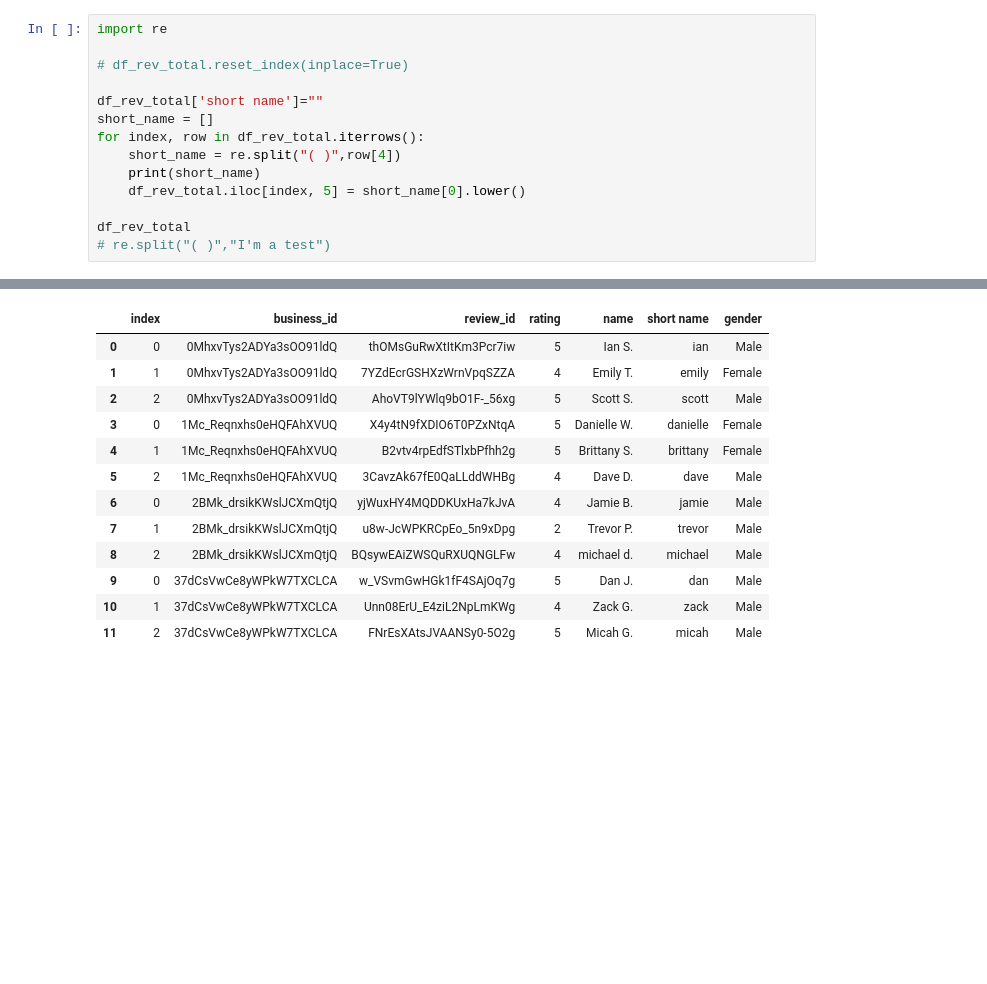
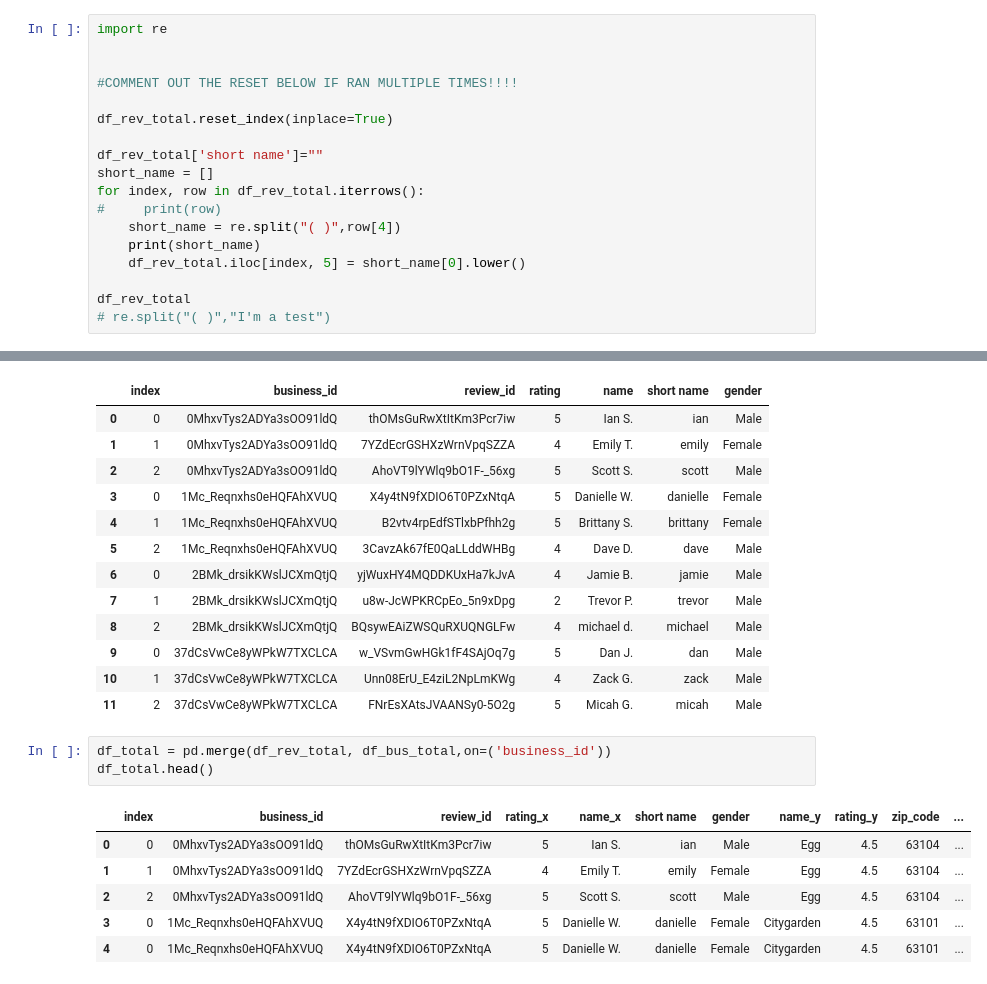
Before and after one commit to DutchDS/Project-1, a Jupyter notebook: Question_2_and_3.ipynb, the cells around one changed output, grey strips where cells are left out. Drawn from its saved outputs; the diff is of its cells as text; blank space fills up the shorter version.

```diff
--- a/Question_2_and_3.ipynb
+++ b/Question_2_and_3.ipynb
@@ -286,11 +258,15 @@ df_rev_total
 # %%
 import re
 
-# df_rev_total.reset_index(inplace=True)
+
+#COMMENT OUT THE RESET BELOW IF RAN MULTIPLE TIMES!!!!
+
+df_rev_total.reset_index(inplace=True)
 
 df_rev_total['short name']=""
 short_name = []
 for index, row in df_rev_total.iterrows():
+#     print(row)
     short_name = re.split("( )",row[4])
     print(short_name)
     df_rev_total.iloc[index, 5] = short_name[0].lower()
@@ -370,3 +333,13 @@ df_rev_total
 | 9 | 0 | 37dCsVwCe8yWPkW7TXCLCA | w_VSvmGwHGk1fF4SAjOq7g | 5 | Dan J. | dan | Male |
 | 10 | 1 | 37dCsVwCe8yWPkW7TXCLCA | Unn08ErU_E4ziL2NpLmKWg | 4 | Zack G. | zack | Male |
 | 11 | 2 | 37dCsVwCe8yWPkW7TXCLCA | FNrEsXAtsJVAANSy0-5O2g | 5 | Micah G. | micah | Male |
+# %%
+df_total = pd.merge(df_rev_total, df_bus_total,on=('business_id'))
+df_total.head()
+# %% [output]
+|  | index | business_id | review_id | rating_x | name_x | short name | gender | name_y | rating_y | zip_code | ... |
+| 0 | 0 | 0MhxvTys2ADYa3sOO91ldQ | thOMsGuRwXtItKm3Pcr7iw | 5 | Ian S. | ian | Male | Egg | 4.5 | 63104 | ... |
+| 1 | 1 | 0MhxvTys2ADYa3sOO91ldQ | 7YZdEcrGSHXzWrnVpqSZZA | 4 | Emily T. | emily | Female | Egg | 4.5 | 63104 | ... |
+| 2 | 2 | 0MhxvTys2ADYa3sOO91ldQ | AhoVT9lYWlq9bO1F-_56xg | 5 | Scott S. | scott | Male | Egg | 4.5 | 63104 | ... |
+| 3 | 0 | 1Mc_Reqnxhs0eHQFAhXVUQ | X4y4tN9fXDIO6T0PZxNtqA | 5 | Danielle W. | danielle | Female | Citygarden | 4.5 | 63101 | ... |
+| 4 | 0 | 1Mc_Reqnxhs0eHQFAhXVUQ | X4y4tN9fXDIO6T0PZxNtqA | 5 | Danielle W. | danielle | Female | Citygarden | 4.5 | 63101 | ... |
```
Also changed, not shown: parts of 7 cells of this notebook.
